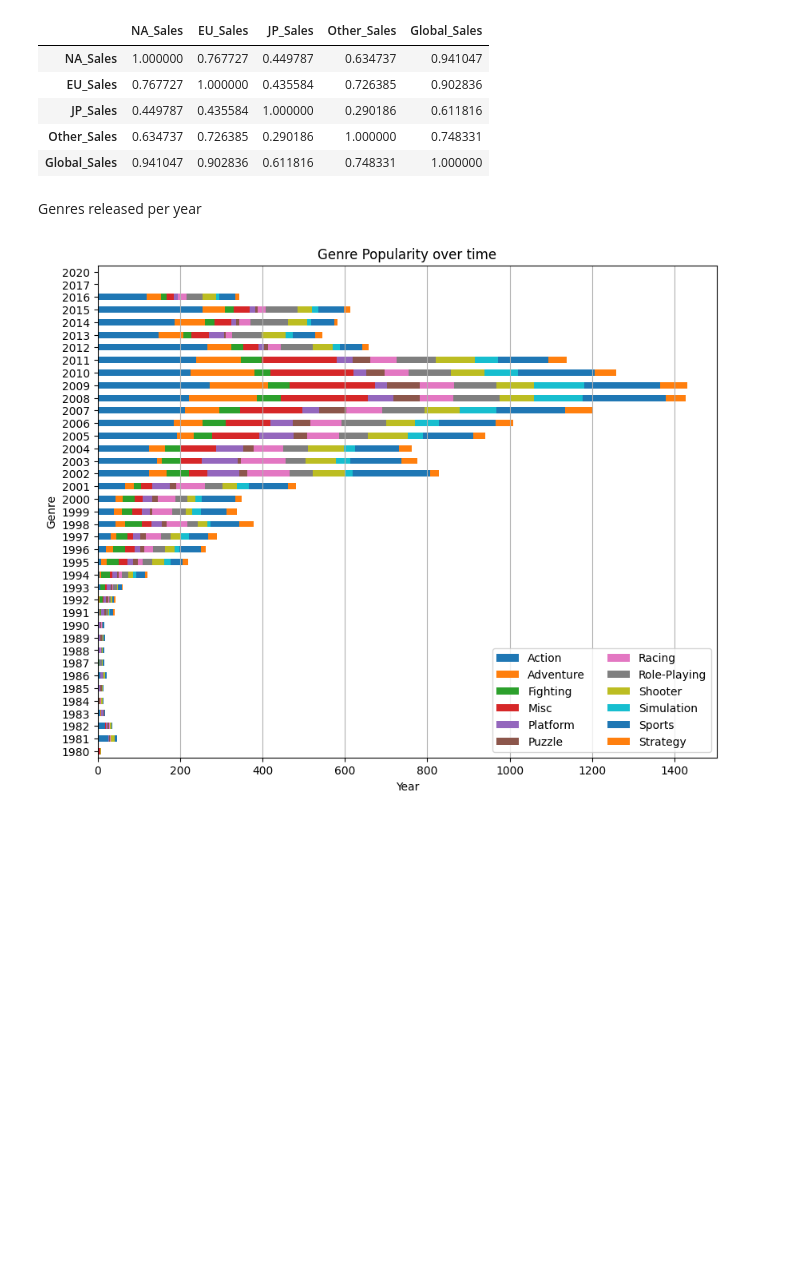
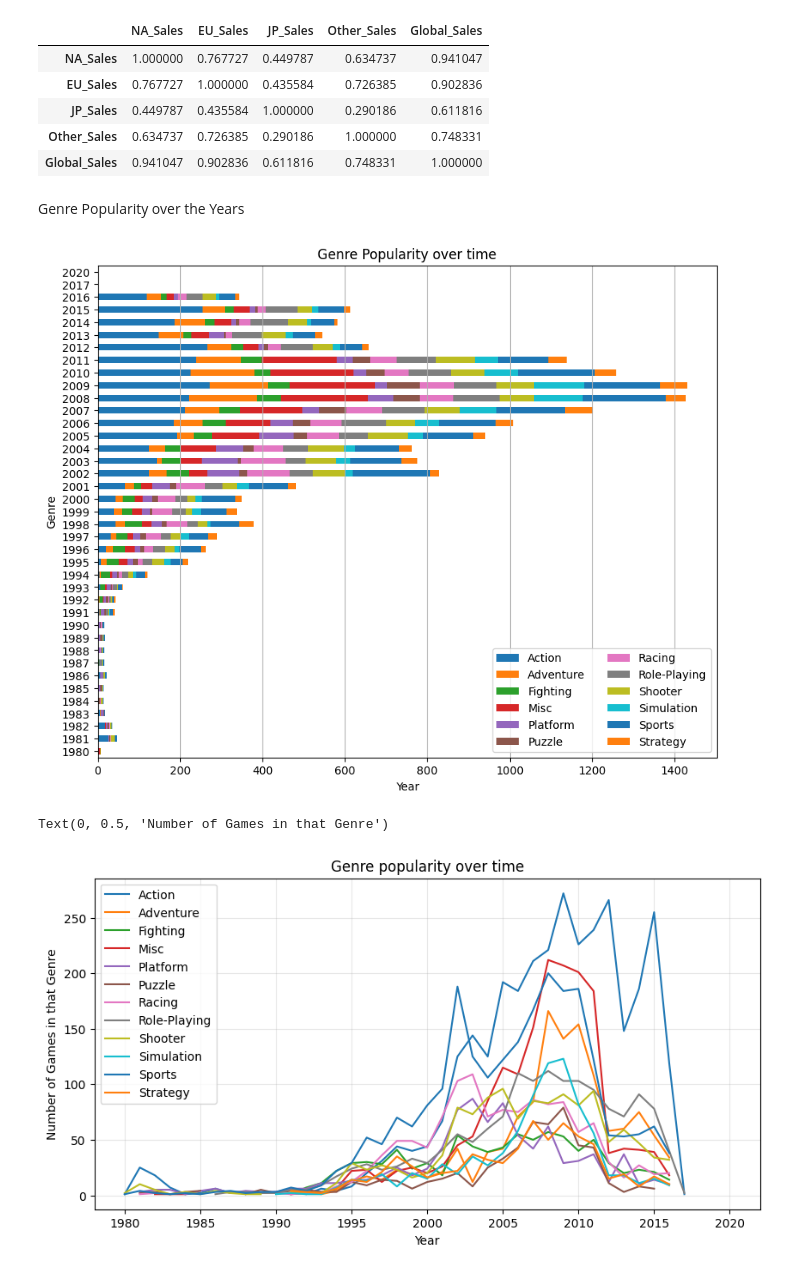
Before and after one commit to bdatye/VideoGameSalesTrends, a Jupyter notebook: VideoGamesSalesTrends.ipynb, the cells around one changed output. Saved outputs shown, nothing was run; the diff lists cells and outputs as text; code cells hidden in the pictures; blank space fills up the shorter version.

Commit message:
Added plot for genre over time under stacked bar chart

```diff
--- a/VideoGamesSalesTrends.ipynb
+++ b/VideoGamesSalesTrends.ipynb
@@ -498,19 +498,38 @@ display(df)
 | Other_Sales | 0.634737 | 0.726385 | 0.290186 | 1.000000 | 0.748331 |
 | Global_Sales | 0.941047 | 0.902836 | 0.611816 | 0.748331 | 1.000000 |
 # %% [markdown]
-Genres released per year
+Genre Popularity over the Years
 # %%
 df = videoGameData_df.groupby('Year')['Genre'].value_counts().unstack().reset_index()
 df['Year'] = df["Year"].astype(int)
 df= df.reset_index(drop=True).set_index('Year')
 #display(df)
 
 df.plot(kind='barh', stacked=True, figsize=[10,8])
 plt.legend(loc="lower right", ncol=2)
 plt.xlabel('Year')
 plt.ylabel('Genre')
 plt.title('Genre Popularity over time')
 plt.grid(axis='x')
 plt.show()
+
+
+df = videoGameData_df.groupby('Year')['Genre'].value_counts().unstack().reset_index()
+df['Year'] = df["Year"].astype(int)
+#display(df)
+
+fig, ax = plt.subplots(figsize=(10, 5))
+for columnName in df.columns:
+    if columnName != 'Year':
+        #print(columnName)
+        ax.plot(df['Year'], df[columnName], label=columnName)
+
+ax.legend(loc='upper left')
+ax.set_title('Genre popularity over time')
+ax.grid(alpha = 0.3)
+ax.set_xlabel('Year')
+ax.set_ylabel('Number of Games in that Genre')
 # %% [output]
 [figure]
+Text(0, 0.5, 'Number of Games in that Genre')
+[figure, added]
```
